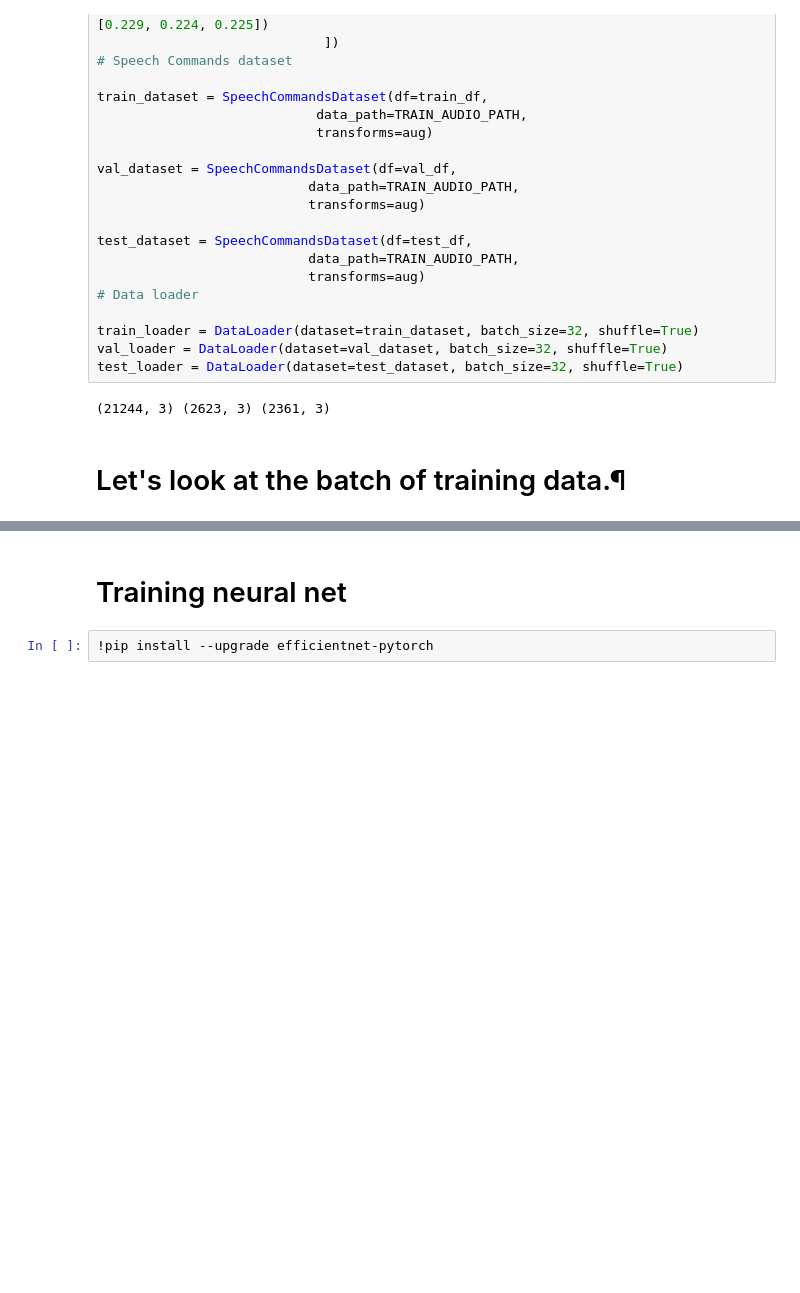
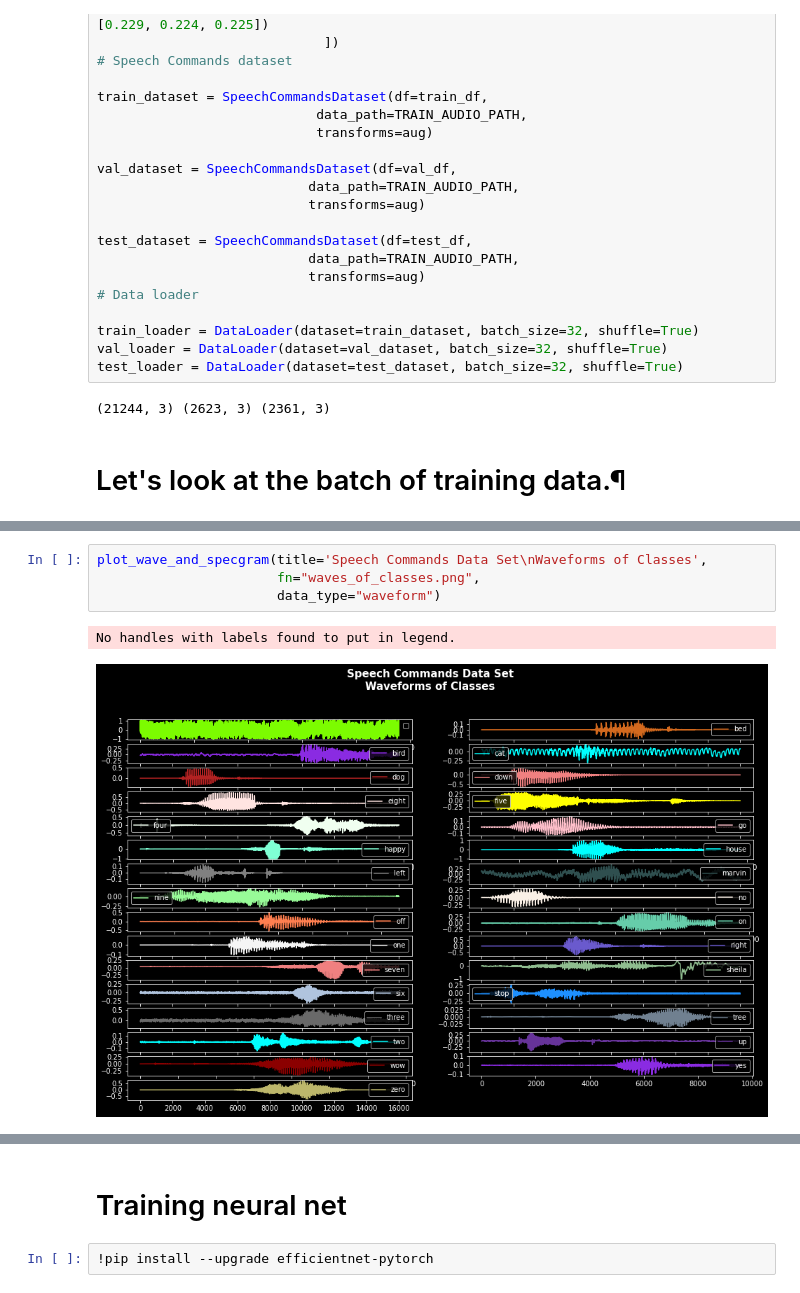
Before and after one commit to aryasoni98/TSRC_IIITD_Task_1, a Jupyter notebook: TSRC_2/TSRC_2.ipynb, the cells around one changed output, grey strips where cells are left out. Drawn from its saved outputs; the diff is of its cells as text; blank space fills up the shorter version.

```diff
--- a/TSRC_2/TSRC_2.ipynb
+++ b/TSRC_2/TSRC_2.ipynb
@@ -258,0 +360,7 @@ torch.Size([32, 3, 256, 256]) torch.Size([32])
+# %%
+plot_wave_and_specgram(title='Speech Commands Data Set\nWaveforms of Classes',
+                       fn="waves_of_classes.png",
+                       data_type="waveform")
+# %% [output]
+No handles with labels found to put in legend.
+[figure, added]
```
Also changed, not shown: parts of 14 cells of this notebook.
